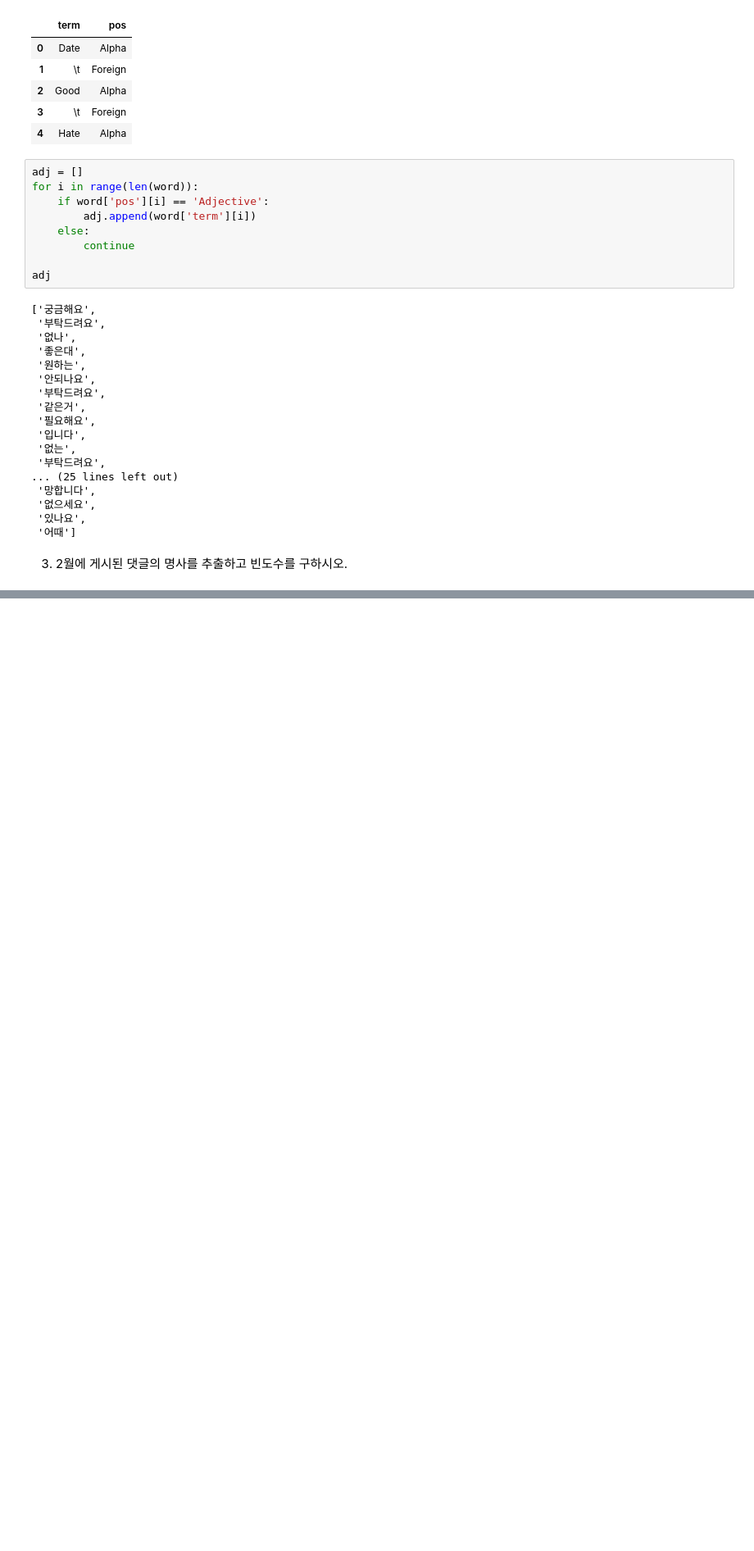
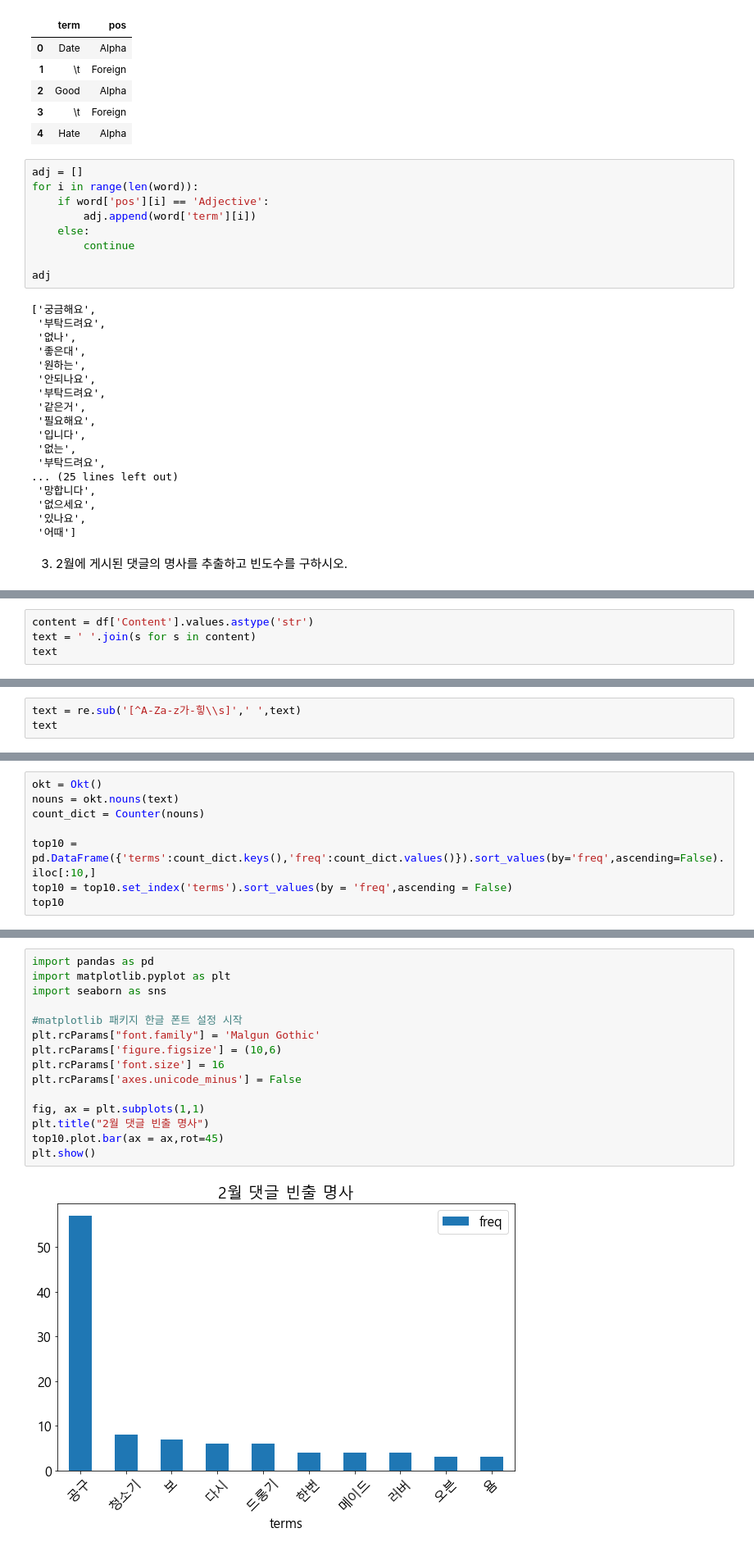
Before and after one commit to suhyehye/ADP-study, a Jupyter notebook: 모의고사/3회/3. 비정형 데이터마이닝.ipynb, the cells around one changed output, grey strips where cells are left out. Shown: that part at 82% size. Cells and saved outputs as stored; diff of their text form; blank space fills up the shorter version.

```diff
--- a/모의고사/3회/3. 비정형 데이터마이닝.ipynb
+++ b/모의고사/3회/3. 비정형 데이터마이닝.ipynb
@@ -296,0 +273,4 @@ count_dict = Counter(nouns)
+# %%
+content = df['Content'].values.astype('str')
+text = ' '.join(s for s in content)
+text
@@ -296,0 +279,3 @@ count_dict = Counter(nouns)
+# %%
+text = re.sub('[^A-Za-z가-힣\\s]',' ',text)
+text
@@ -296,0 +284,8 @@ count_dict = Counter(nouns)
+# %%
+okt = Okt()
+nouns = okt.nouns(text)
+count_dict = Counter(nouns)
+
+top10 = pd.DataFrame({'terms':count_dict.keys(),'freq':count_dict.values()}).sort_values(by='freq',ascending=False).iloc[:10,]
+top10 = top10.set_index('terms').sort_values(by = 'freq',ascending = False)
+top10
@@ -296,0 +305,17 @@ count_dict = Counter(nouns)
+# %%
+import pandas as pd
+import matplotlib.pyplot as plt
+import seaborn as sns
+
+#matplotlib 패키지 한글 폰트 설정 시작
+plt.rcParams["font.family"] = 'Malgun Gothic'
+plt.rcParams['figure.figsize'] = (10,6)
+plt.rcParams['font.size'] = 16
+plt.rcParams['axes.unicode_minus'] = False
+
+fig, ax = plt.subplots(1,1)
+plt.title("2월 댓글 빈출 명사")
+top10.plot.bar(ax = ax,rot=45)
+plt.show()
+# %% [output]
+[figure, added]
```
Also changed, not shown: parts of 13 cells of this notebook.
